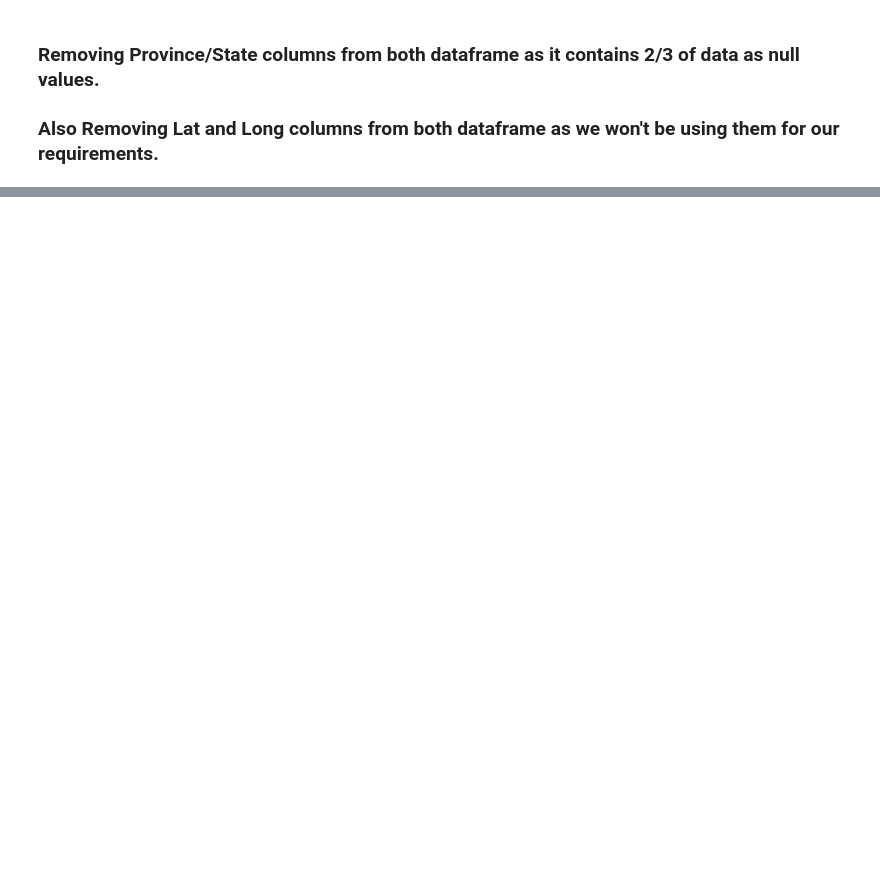
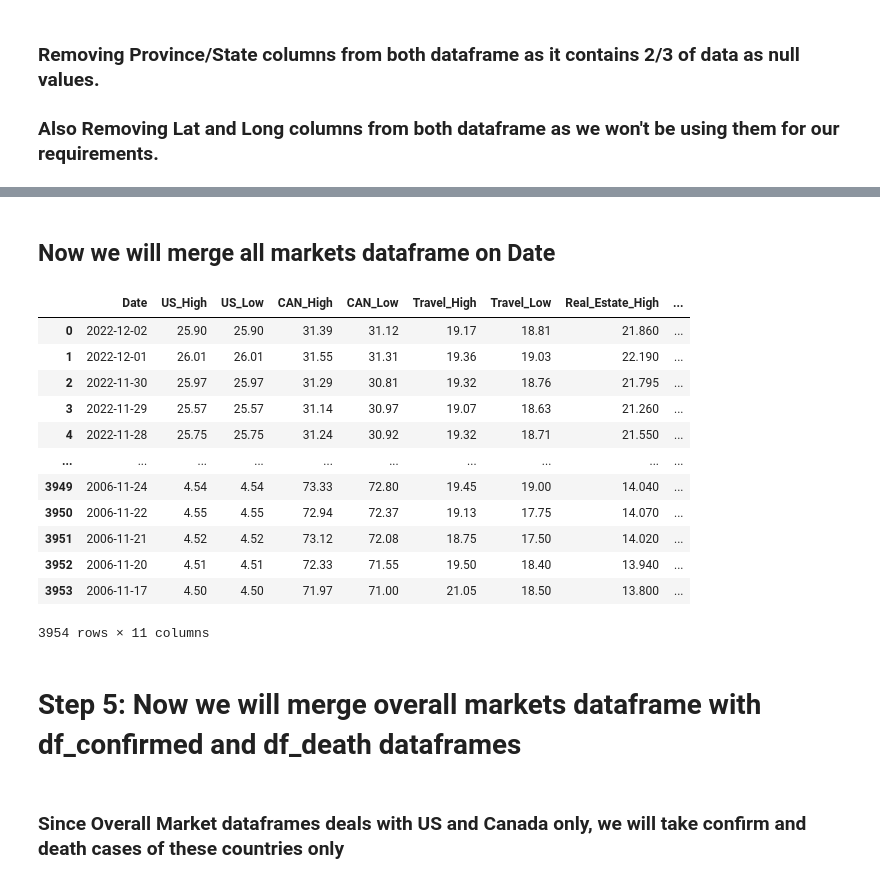
Before and after one commit to AIDA-Saskatchewan-polytechnic/Final_Project_JST, a Jupyter notebook: Final_Project_COMP_603_002.ipynb, the cells around one changed output, grey strips where cells are left out. Saved outputs shown, nothing was run; the diff lists cells and outputs as text; code cells hidden in the pictures; blank space fills up the shorter version.

```diff
--- a/Final_Project_COMP_603_002.ipynb
+++ b/Final_Project_COMP_603_002.ipynb
@@ -210,0 +365,6 @@ aggregate_df
+# %%
+real_estate = ts.get_daily_adjusted(symbol='NLY', outputsize ='full')
+#real_estate_df = real_estate[(real_estate.index >= start_date) & (real_estate.index <= end_date)]
+#real_estate_df = real_estate_df.sort_index(ascending=True)
+real_estate_df = pd.DataFrame(real_estate[0])
+real_estate_df
@@ -210,0 +388,5 @@ aggregate_df
+# %%
+real_estate_df = real_estate_df.reset_index(level=0)
+real_estate_df = real_estate_df[['date','2. high','3. low']]
+real_estate_df.columns = ['Date', 'Real_Estate_High','Real_Estate_Low']
+real_estate_df
@@ -210,0 +410,6 @@ aggregate_df
+# %%
+precious_metals = ts.get_daily_adjusted(symbol='GOLD', outputsize ='full')
+#precious_metals_df = precious_metals[(precious_metals.index >= start_date) & (precious_metals.index <= end_date)]
+#precious_metals_df = precious_metals_df.sort_index(ascending=True)
+precious_metals_df = pd.DataFrame(precious_metals[0])
+precious_metals_df
@@ -210,0 +433,5 @@ aggregate_df
+# %%
+precious_metals_df = precious_metals_df.reset_index(level=0)
+precious_metals_df = precious_metals_df[['date','2. high','3. low']]
+precious_metals_df.columns = ['Date', 'Gold_High','Gold_Low']
+precious_metals_df
@@ -210,0 +452,21 @@ aggregate_df
+# %% [markdown]
+## Now we will merge all markets dataframe on Date
+# %%
+overall_market_df = USA_df.merge(canada_df,on='Date').merge(travel_df,on='Date').merge(real_estate_df,on='Date').merge(precious_metals_df,on='Date')
+overall_market_df
+# %% [output]
+|  | Date | US_High | US_Low | CAN_High | CAN_Low | Travel_High | Travel_Low | Real_Estate_High | ... |
+| 0 | 2022-12-02 | 25.90 | 25.90 | 31.39 | 31.12 | 19.17 | 18.81 | 21.860 | ... |
+| 1 | 2022-12-01 | 26.01 | 26.01 | 31.55 | 31.31 | 19.36 | 19.03 | 22.190 | ... |
+| 2 | 2022-11-30 | 25.97 | 25.97 | 31.29 | 30.81 | 19.32 | 18.76 | 21.795 | ... |
+| 3 | 2022-11-29 | 25.57 | 25.57 | 31.14 | 30.97 | 19.07 | 18.63 | 21.260 | ... |
+| 4 | 2022-11-28 | 25.75 | 25.75 | 31.24 | 30.92 | 19.32 | 18.71 | 21.550 | ... |
+| ... | ... | ... | ... | ... | ... | ... | ... | ... | ... |
+| 3949 | 2006-11-24 | 4.54 | 4.54 | 73.33 | 72.80 | 19.45 | 19.00 | 14.040 | ... |
+| 3950 | 2006-11-22 | 4.55 | 4.55 | 72.94 | 72.37 | 19.13 | 17.75 | 14.070 | ... |
+| 3951 | 2006-11-21 | 4.52 | 4.52 | 73.12 | 72.08 | 18.75 | 17.50 | 14.020 | ... |
+| 3952 | 2006-11-20 | 4.51 | 4.51 | 72.33 | 71.55 | 19.50 | 18.40 | 13.940 | ... |
+| 3953 | 2006-11-17 | 4.50 | 4.50 | 71.97 | 71.00 | 21.05 | 18.50 | 13.800 | ... |
+3954 rows × 11 columns
+# %% [markdown]
+# Step 5: Now we will merge overall markets dataframe with df_confirmed and df_death dataframes
@@ -210,0 +476,2 @@ aggregate_df
+# %% [markdown]
+### Since Overall Market dataframes deals with US and Canada only, we will take confirm and death cases of these countries only
```
Also changed, not shown: parts of 52 cells of this notebook.
